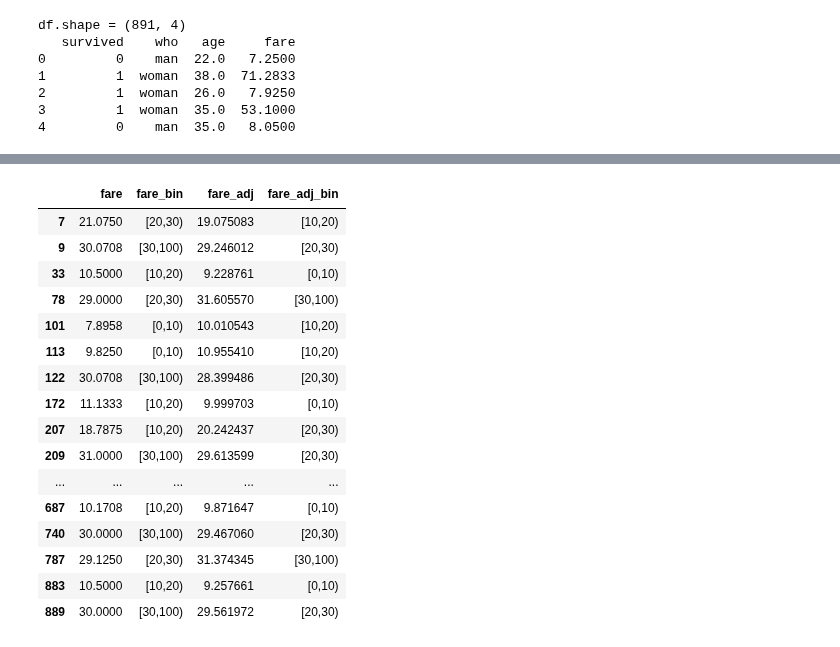
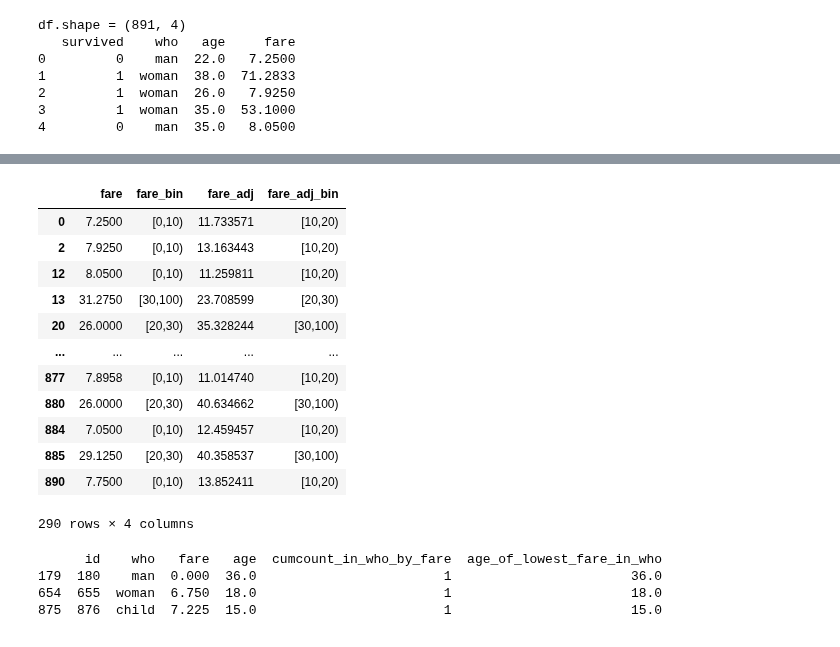
Before and after one commit to 0xdomyz/python_collection, a Jupyter notebook: data_related/pandas_related/intro/pd_analytics.ipynb, the cells around one changed output, grey strips where cells are left out. Cells and saved outputs as stored; diff of their text form; code cells hidden in the pictures.

Commit message:
add complex analytic func to pd ana

```diff
--- a/data_related/pandas_related/intro/pd_analytics.ipynb
+++ b/data_related/pandas_related/intro/pd_analytics.ipynb
@@ -71,6 +99,20 @@ df2["cumcount_in_who_by_fare"] = (
     )
     .reset_index(level=0, drop=True)
 )
+# %%
+def func(x: pd.DataFrame) -> pd.Series:
+    sorted_x = x.sort_values(["fare", "id"], na_position="last")
+    return pd.Series(
+        np.repeat(sorted_x.head(1)["age"].values, len(x)),
+        index=sorted_x.index,
+    )
+
+
+df2["age_of_lowest_fare_in_who"] = (
+    df2.groupby(["who"], dropna=False)
+    .apply(func, include_groups=False)
+    .reset_index(level=0, drop=True)
+)
 # %%
 src_col = "fare"
 col = "fare_bin"
@@ -84,8 +126,10 @@ df2.loc[lambda x: x[src_col] >= 100, col] = "[100,Inf)"
 # %%
 import scipy.stats as stats
 
+np.random.seed(42)
+
 df2["fare_adj"] = np.clip(
-    df2["fare"] + stats.norm.rvs(loc=0, scale=1, size=len(df2.index)),
+    df2["fare"] + stats.norm.rvs(loc=2, scale=5, size=len(df2.index)),
     a_min=0,
     a_max=None,
 )
@@ -93,7 +137,7 @@ df2["fare_adj"] = np.clip(
 df2["fare_adj_bin"] = make_bins(df2, "fare_adj", bins=[0, 10, 20, 30, 100])
 # %%
 df2 = df2.loc[
-    lambda x: x["fare"] > 5,
+    lambda x: x["fare"] < 50,
     [
         "id",
         "who",
@@ -104,5 +148,6 @@ df2 = df2.loc[
         "fare_adj_bin",
         "avg_age_in_who",
         "cumcount_in_who_by_fare",
+        "age_of_lowest_fare_in_who",
     ],
 ]
@@ -199,20 +273,37 @@ df2.loc[lambda x:x['who'] == 'child', ['id','who','fare','cumcount_in_who_by_far
 # %%
-df2.loc[lambda x:x['fare_bin'] != x['fare_adj_bin'],['fare','fare_bin','fare_adj','fare_adj_bin']]
+df2.loc[
+    lambda x: x["fare_bin"] != x["fare_adj_bin"],
+    ["fare", "fare_bin", "fare_adj", "fare_adj_bin"],
+]
 # %% [output]
 |  | fare | fare_bin | fare_adj | fare_adj_bin |
-| 7 | 21.0750 | [20,30) | 19.075083 | [10,20) |
-| 9 | 30.0708 | [30,100) | 29.246012 | [20,30) |
-| 33 | 10.5000 | [10,20) | 9.228761 | [0,10) |
-| 78 | 29.0000 | [20,30) | 31.605570 | [30,100) |
-| 101 | 7.8958 | [0,10) | 10.010543 | [10,20) |
-| 113 | 9.8250 | [0,10) | 10.955410 | [10,20) |
-| 122 | 30.0708 | [30,100) | 28.399486 | [20,30) |
-| 172 | 11.1333 | [10,20) | 9.999703 | [0,10) |
-| 207 | 18.7875 | [10,20) | 20.242437 | [20,30) |
-| 209 | 31.0000 | [30,100) | 29.613599 | [20,30) |
+| 0 | 7.2500 | [0,10) | 11.733571 | [10,20) |
+| 2 | 7.9250 | [0,10) | 13.163443 | [10,20) |
+| 12 | 8.0500 | [0,10) | 11.259811 | [10,20) |
+| 13 | 31.2750 | [30,100) | 23.708599 | [20,30) |
+| 20 | 26.0000 | [20,30) | 35.328244 | [30,100) |
 | ... | ... | ... | ... | ... |
-| 687 | 10.1708 | [10,20) | 9.871647 | [0,10) |
-| 740 | 30.0000 | [30,100) | 29.467060 | [20,30) |
-| 787 | 29.1250 | [20,30) | 31.374345 | [30,100) |
-| 883 | 10.5000 | [10,20) | 9.257661 | [0,10) |
-| 889 | 30.0000 | [30,100) | 29.561972 | [20,30) |
+| 877 | 7.8958 | [0,10) | 11.014740 | [10,20) |
+| 880 | 26.0000 | [20,30) | 40.634662 | [30,100) |
+| 884 | 7.0500 | [0,10) | 12.459457 | [10,20) |
+| 885 | 29.1250 | [20,30) | 40.358537 | [30,100) |
+| 890 | 7.7500 | [0,10) | 13.852411 | [10,20) |
+290 rows × 4 columns
+# %%
+_ = df2.loc[
+    lambda x: x["cumcount_in_who_by_fare"] == 1,
+    [
+        "id",
+        "who",
+        "fare",
+        "age",
+        "cumcount_in_who_by_fare",
+        "age_of_lowest_fare_in_who",
+    ],
+]
+print(_.head().to_string())
+# %% [output]
+      id    who   fare   age  cumcount_in_who_by_fare  age_of_lowest_fare_in_who
+179  180    man  0.000  36.0                        1                       36.0
+654  655  woman  6.750  18.0                        1                       18.0
+875  876  child  7.225  15.0                        1                       15.0
```
Also changed, not shown: parts of 11 cells of this notebook.
